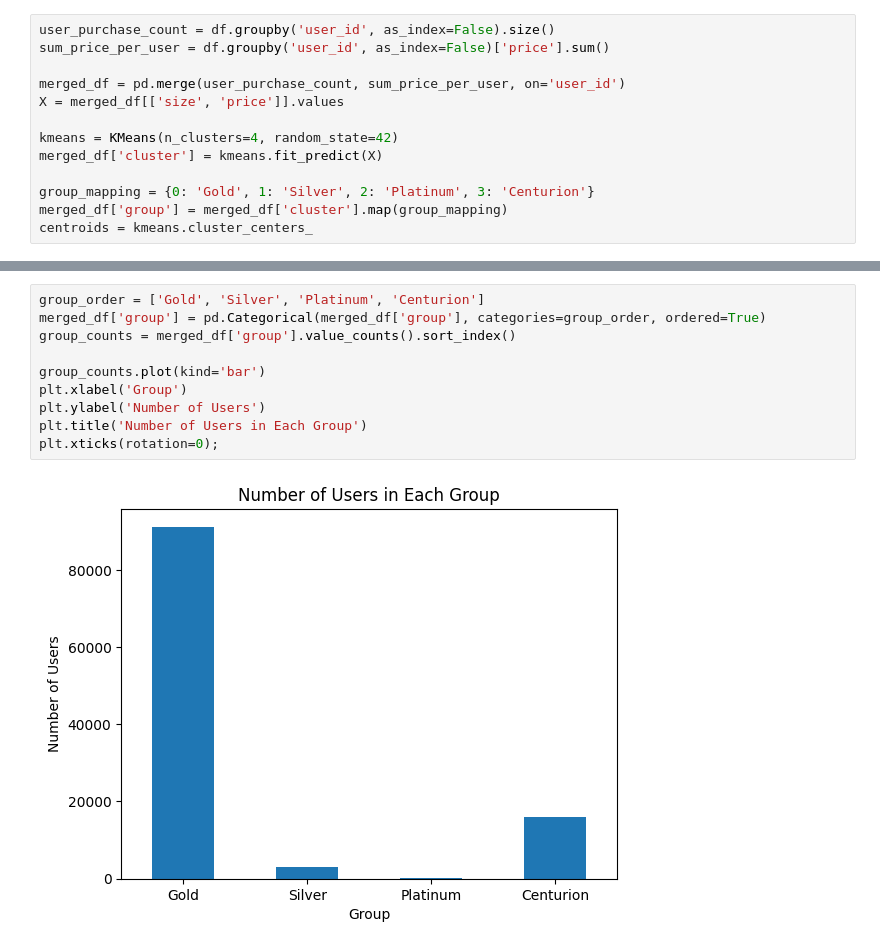
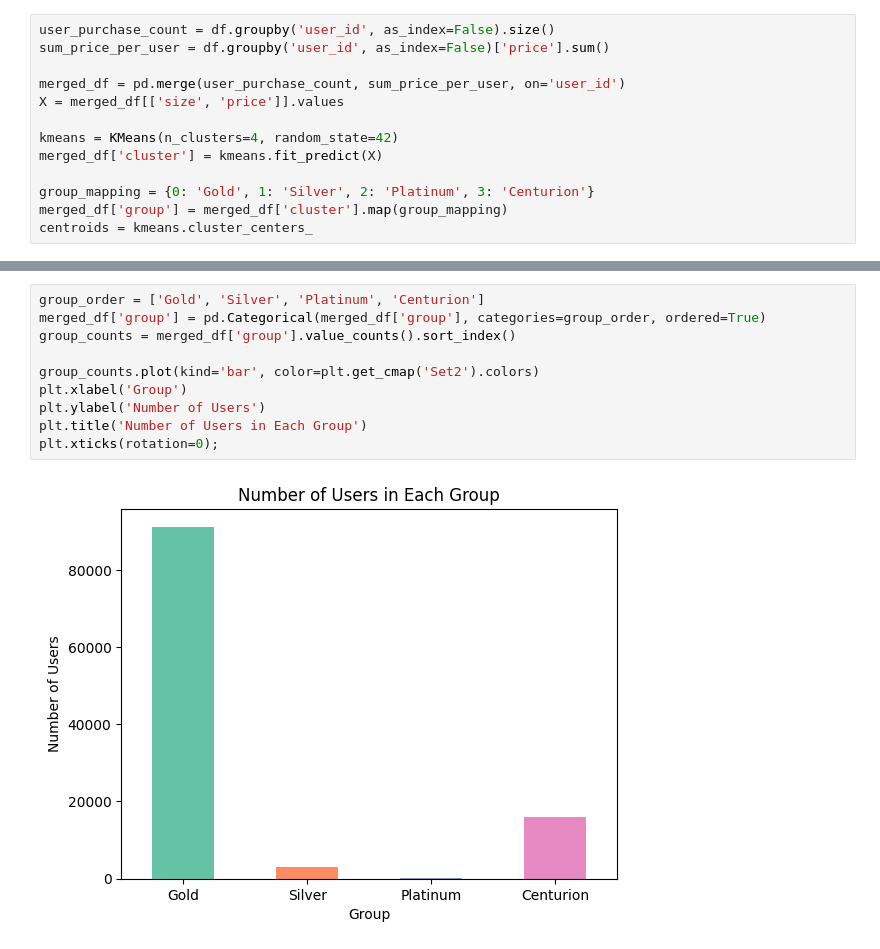
Before and after one commit to mdesmartin/piscine_datascience, a Jupyter notebook: 2_data_analyst/ex05/Clustering.ipynb, the cells around one changed output, grey strips where cells are left out. Drawn from its saved outputs; the diff is of its cells as text.

```diff
--- a/2_data_analyst/ex05/Clustering.ipynb
+++ b/2_data_analyst/ex05/Clustering.ipynb
@@ -54,12 +58,12 @@ plt.legend();
 # %%
 group_order = ['Gold', 'Silver', 'Platinum', 'Centurion']
 merged_df['group'] = pd.Categorical(merged_df['group'], categories=group_order, ordered=True)
 group_counts = merged_df['group'].value_counts().sort_index()
 
-group_counts.plot(kind='bar')
+group_counts.plot(kind='bar', color=plt.get_cmap('Set2').colors)
 plt.xlabel('Group')
 plt.ylabel('Number of Users')
 plt.title('Number of Users in Each Group')
 plt.xticks(rotation=0);
 # %% [output]
-[figure, old version]
+[figure, new version]
```
Also changed, not shown: parts of 4 cells of this notebook, 2 other files.
